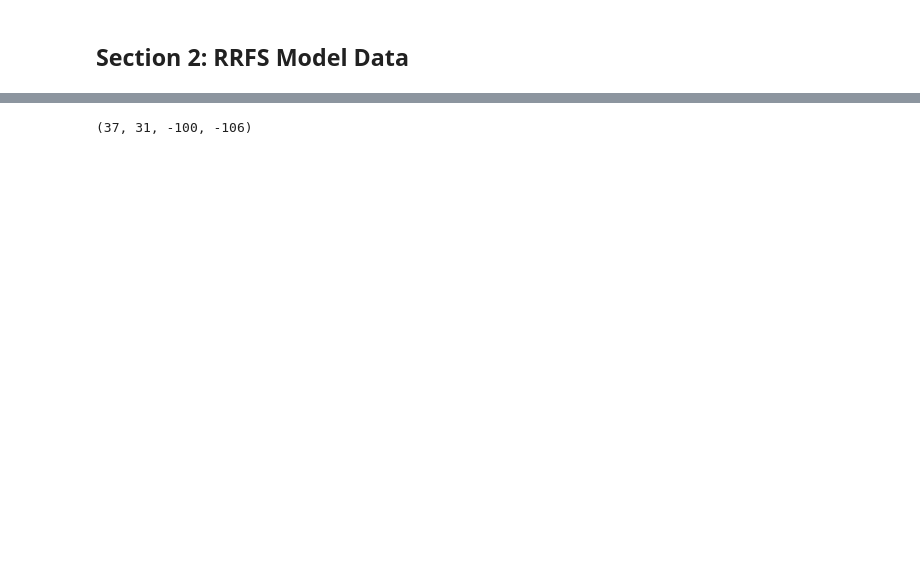
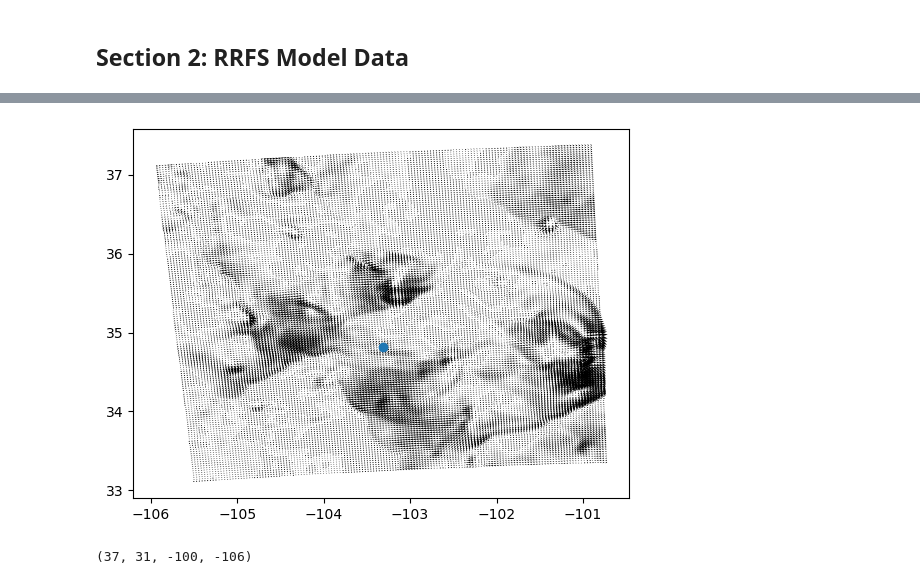
Before and after one commit to alex-schein-NOAA/data-transfer-tool, a Jupyter notebook: Notebook.ipynb, the cells around one changed output, grey strips where cells are left out. Drawn from its saved outputs; the diff is of its cells as text; code cells hidden in the pictures; blank space fills up the shorter version.

```diff
--- a/Notebook.ipynb
+++ b/Notebook.ipynb
@@ -256,0 +323,4 @@ Dimensions without coordinates: xgrid_0
+# %%
+ds_6 = fetch_rrfs_forecast(IV, 7)
+plot_wind_field(ds_6, IV)
+# %% [output]
@@ -257,3 +337,4 @@ Dimensions without coordinates: xgrid_0
+[figure, added]
 # %%
 #TODO: Figure out how to subset the data
 
```
Also changed, not shown: parts of 18 cells of this notebook, 1 other file.
